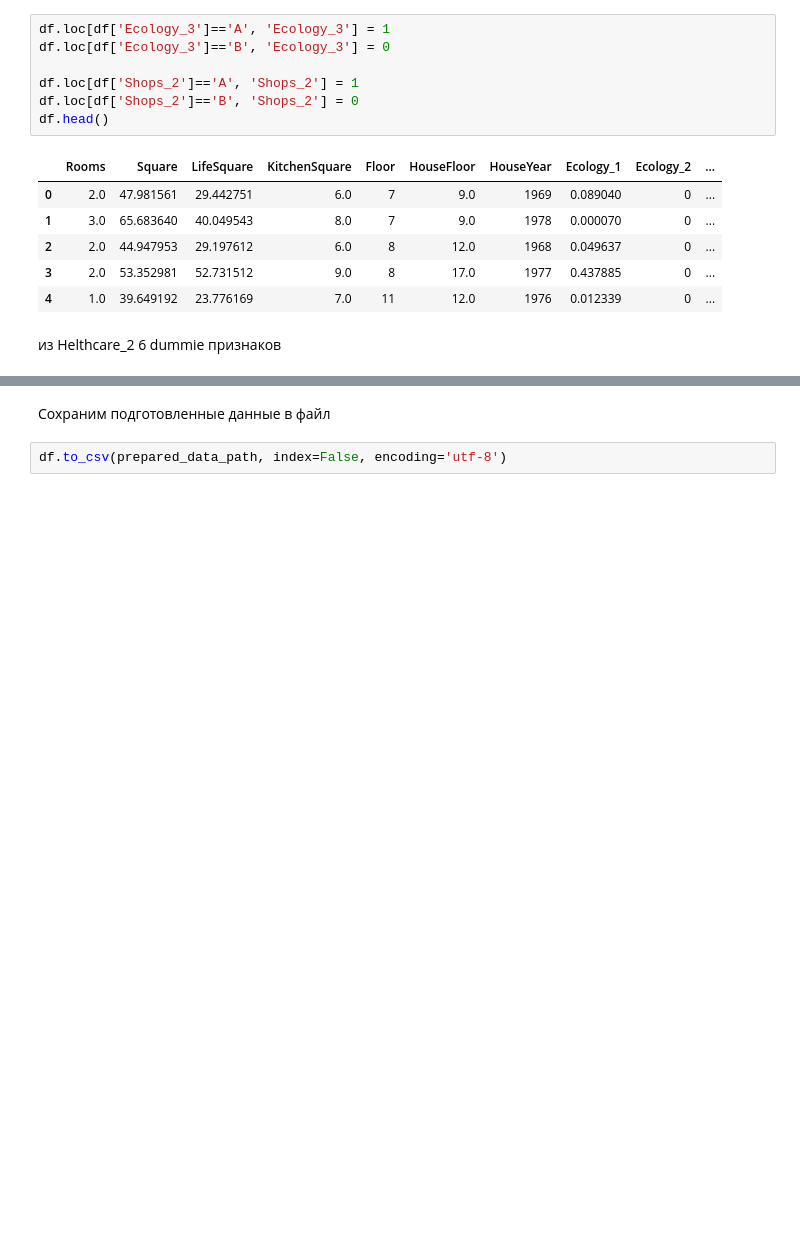
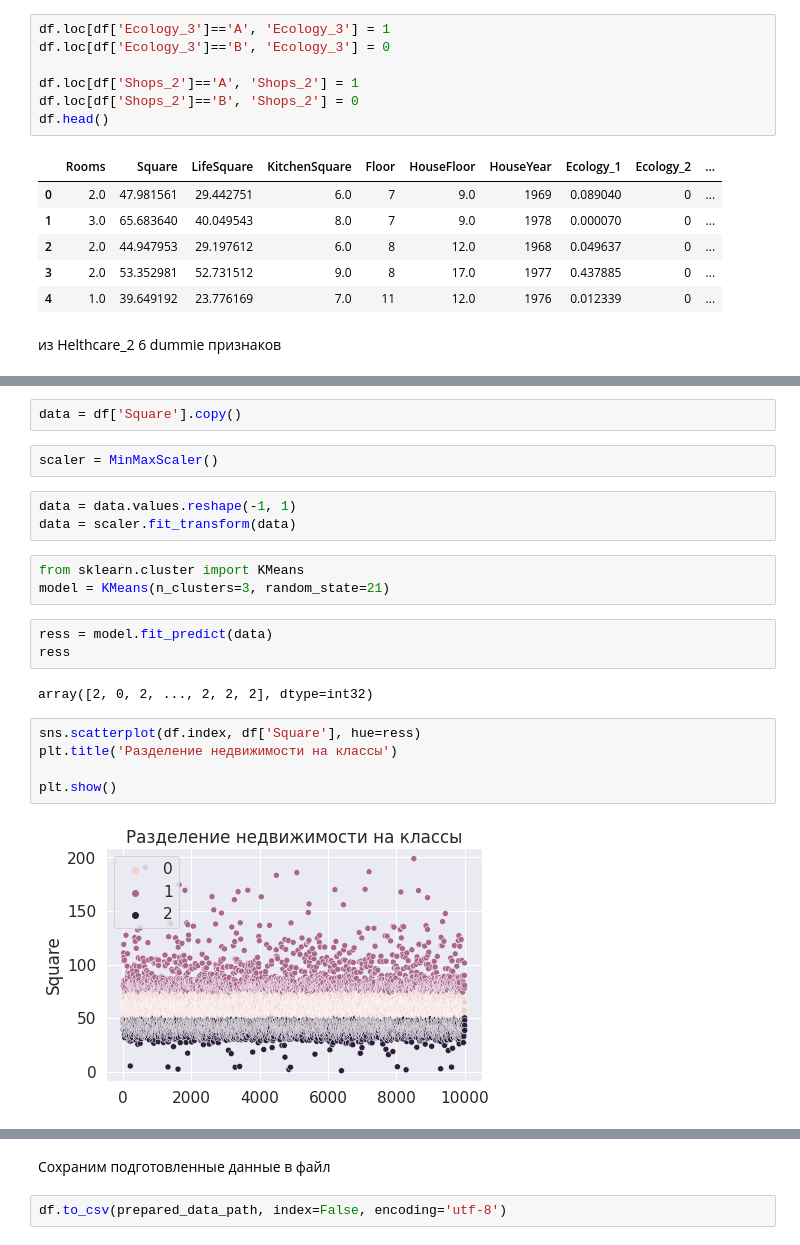
Before and after one commit to mogilyoy/house_cost_prediction, a Jupyter notebook: main.ipynb, the cells around one changed output, grey strips where cells are left out. Drawn from its saved outputs; the diff is of its cells as text; blank space fills up the shorter version.

```diff
--- a/main.ipynb
+++ b/main.ipynb
@@ -348,0 +428,22 @@ df['Helthcare_2'] = df['Helthcare_2'].astype('category')
+# %%
+data = df['Square'].copy()
+# %%
+scaler = MinMaxScaler()
+# %%
+data = data.values.reshape(-1, 1)
+data = scaler.fit_transform(data)
+# %%
+from sklearn.cluster import KMeans
+model = KMeans(n_clusters=3, random_state=21)
+# %%
+ress = model.fit_predict(data)
+ress
+# %% [output]
+array([2, 0, 2, ..., 2, 2, 2], dtype=int32)
+# %%
+sns.scatterplot(df.index, df['Square'], hue=ress)
+plt.title('Разделение недвижимости на классы')
+
+plt.show()
+# %% [output]
+[figure, added]
```
Also changed, not shown: parts of 77 cells of this notebook, 4 other files.
